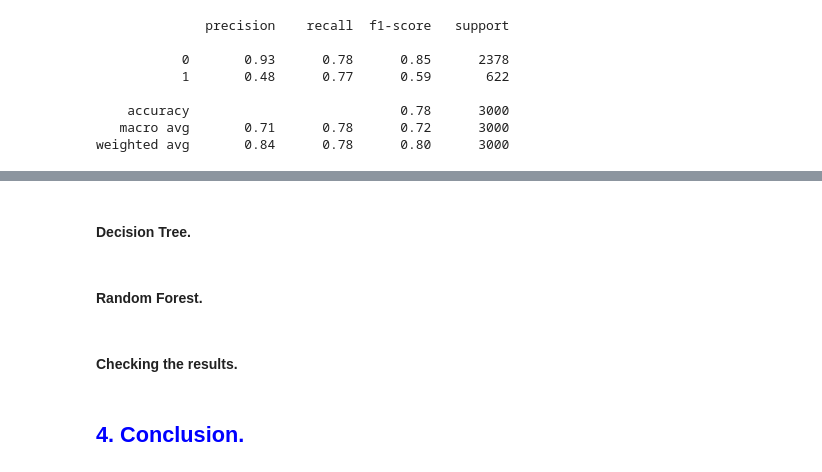
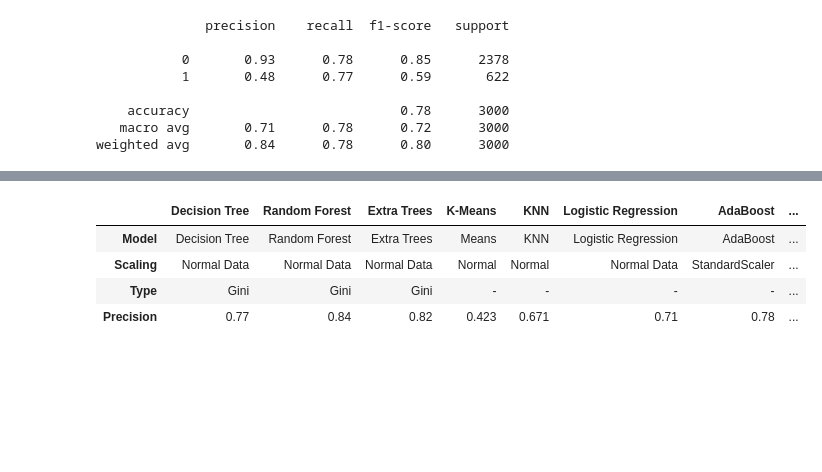
Before and after one commit to mberke1597/Churn, a Jupyter notebook: customer-churn.ipynb, the cells around one changed output, grey strips where cells are left out. Cells and saved outputs as stored; diff of their text form; code cells hidden in the pictures; blank space fills up the shorter version.

```diff
--- a/customer-churn.ipynb
+++ b/customer-churn.ipynb
@@ -958,2 +1000,0 @@ featureScores.sort_values(by = 'Chi Squared Score', ascending = False).round(2)
-# %% [markdown]
-#### Decision Tree.
@@ -962,2 +1000,0 @@ feature_imp
-# %% [markdown]
-#### Random Forest.
@@ -966,15 +1001,19 @@ feature_imp_random
-# %% [markdown]
-#### Checking the results.
 # %%
-Naive_dict_v1 = {'Model':'Naive Bayes',
-               'Scaling':'Normal Data',
-               'Type':'Gaussian',
-               'Precision':score_naive_gaussian}
+# Extract accuracy scores from classification reports
+score_decision = 0.77  # From classification_decision
+score_random = 0.84  # From classification_random
+score_extra = 0.82  # From classification_extra
+score_kmeans = classification_kmeans_standard  # Already defined as 0.423
+score_ada_scaler = 0.78  # From classification_ada_scaler
+score_grad_standard = 0.81  # From classification_grad_standard
+score_logistic_normal = 0.71  # From logistic_normal
+score_lgbm_standard = 0.82  # From classification_lgbm_standard
+score_xgb = 0.82  # From classification_xgb_standard
 
 Decision_dict = {'Model':'Decision Tree',
                'Scaling':'Normal Data',
                'Type': 'Gini',
-               'Precision':score_tree}
+               'Precision':score_decision}
 
 Random_dict = {'Model':'Random Forest',
                'Scaling':'Normal Data',
@@ -999,41 +1038,46 @@ KNN_dict_v2 = {'Model':'KNN',
 Logistic_dict_v1 = {'Model':'Logistic Regression',
                'Scaling':'Normal Data',
                'Type':'-',
-               'Precision':logistic_normal}
+               'Precision':score_logistic_normal}
 
 ada_dict_v1 = {'Model':'AdaBoost',
                'Scaling':'StandardScaler',
                'Type':'-',
                'Precision':score_ada_scaler}
 
 grad_dict_v1 = {'Model':'GradientBoost',
                'Scaling':'StandardScaler',
                'Type':'-',
                'Precision':score_grad_standard}
 
 xgb_dict_v1 = {'Model':'XGB',
                'Scaling':'StandardScaler',
                'Type':'-',
                'Precision':score_xgb}
 
 lgbm_dict_v1 = {'Model':'LGBM',
                'Scaling':'StandardScaler',
                'Type':'-',
                'Precision':score_lgbm_standard}
 
-resume = pd.DataFrame({'Naive Bayes':pd.Series(Naive_dict_v1),
-                       'Decision Tree':pd.Series(Decision_dict),
+resume = pd.DataFrame({'Decision Tree':pd.Series(Decision_dict),
                        'Random Forest':pd.Series(Random_dict),
                        'Extra Trees':pd.Series(Extra_dict),
                        'K-Means':pd.Series(K_Means_dict_v2),
                        'KNN':pd.Series(KNN_dict_v2),
                        'Logistic Regression':pd.Series(Logistic_dict_v1),
                        'AdaBoost':pd.Series(ada_dict_v1),
                        'GradientBoosting':pd.Series(grad_dict_v1),
                        'XGB':pd.Series(xgb_dict_v1),
                        'LGBM':pd.Series(lgbm_dict_v1)
                       })
 
+
+
 resume
+# %% [output]
+|  | Decision Tree | Random Forest | Extra Trees | K-Means | KNN | Logistic Regression | AdaBoost | ... |
+| Model | Decision Tree | Random Forest | Extra Trees | Means | KNN | Logistic Regression | AdaBoost | ... |
+| Scaling | Normal Data | Normal Data | Normal Data | Normal | Normal | Normal Data | StandardScaler | ... |
+| Type | Gini | Gini | Gini | - | - | - | - | ... |
+| Precision | 0.77 | 0.84 | 0.82 | 0.423 | 0.671 | 0.71 | 0.78 | ... |
-# %% [markdown]
-## <font color='blue'> 4. Conclusion. </font>
```
Also changed, not shown: parts of 75 cells of this notebook, 1 other file.
